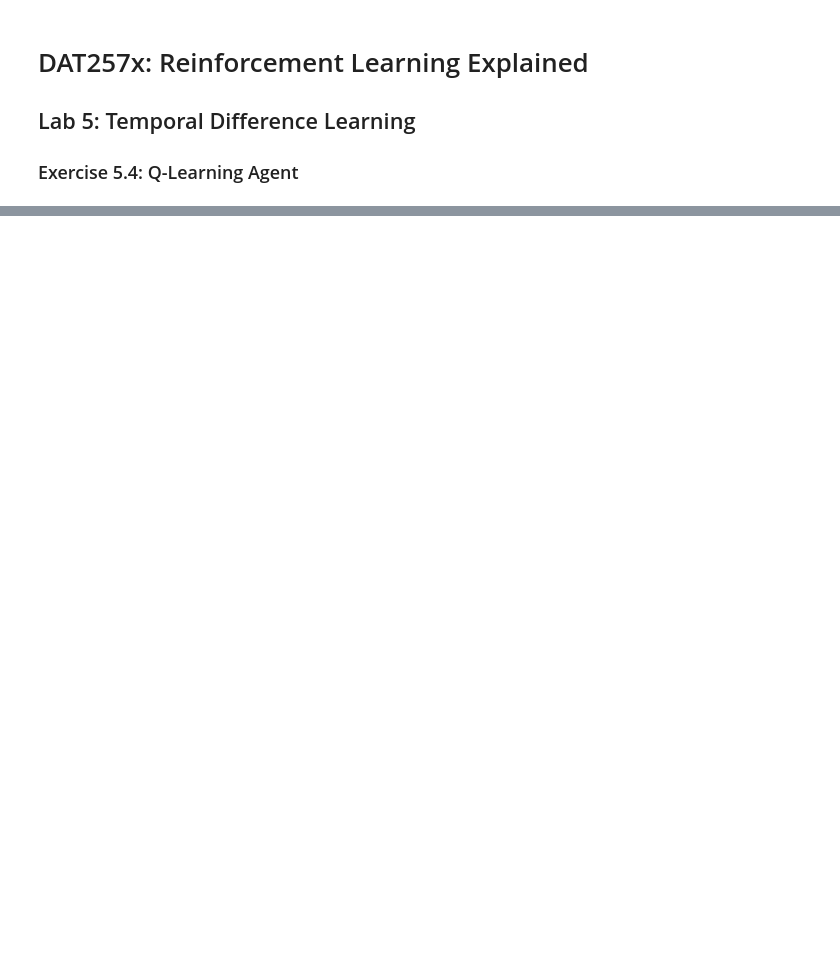
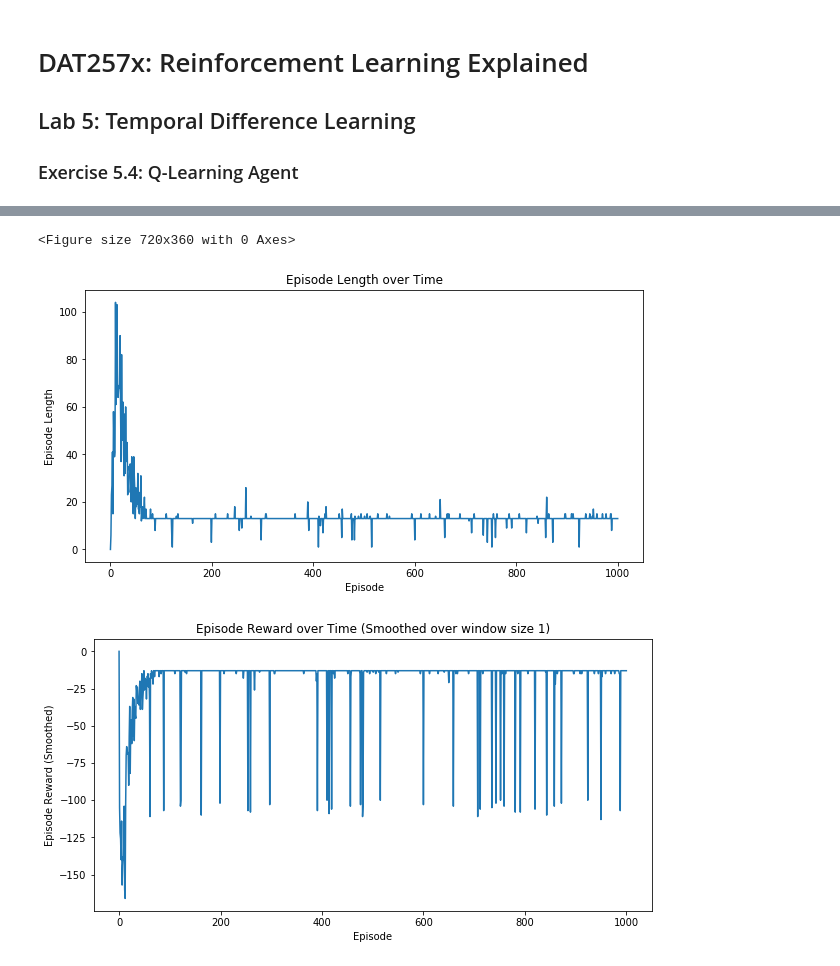
Before and after one commit to skywalker0803r/ML-MOOCs, a Jupyter notebook: DAT257x-RL/Module 5/Ex 5.4 Q-Learning Agent.ipynb, the cells around one changed output, grey strips where cells are left out. Drawn from its saved outputs; the diff is of its cells as text; code cells hidden in the pictures; blank space fills up the shorter version.

```diff
--- a/DAT257x-RL/Module 5/Ex 5.4 Q-Learning Agent.ipynb
+++ b/DAT257x-RL/Module 5/Ex 5.4 Q-Learning Agent.ipynb
@@ -32,7 +34,12 @@ class QLearningAgent(Agent):
 
         ## TODO 1
         ## Initialize empty dictionary here
+        self.Q = defaultdict(float)
+
         ## In addition, initialize the value of epsilon, alpha and gamma
+        self.epsilon = epsilon
+        self.alpha = alpha
+        self.gamma = gamma
 
     def stateToString(self, state):
         mystring = ""
@@ -49,6 +56,16 @@ class QLearningAgent(Agent):
 
         ## TODO 2
         ## Implement epsilon greedy policy here
+        if np.random.rand() > self.epsilon:
+            curr_max = float('-inf')
+            a_stars = []
+            for a in self.actions:
+                if self.Q[(stateStr, a)] > curr_max:
+                    curr_max = self.Q[(stateStr, a)]
+                    a_stars = [a]
+                elif self.Q[(stateStr, a)] == curr_max:
+                    a_stars.append(a)
+            action = random.choice(a_stars) # break ties
 
         return action
 
@@ -58,15 +75,21 @@ class QLearningAgent(Agent):
 
         ## TODO 3
         ## Implement the q-learning update here
-
         """
         Q-learning Update:
-        Q(s,a) <- Q(s,a) + alpha * (reward + gamma * max(Q(s') - Q(s,a))
+        Q(s,a) <- Q(s,a) + alpha * (reward + gamma * max(Q(s',.)) - Q(s,a))
         or
         Q(s,a) <- Q(s,a) + alpha * (td_target - Q(s,a))
         or
         Q(s,a) <- Q(s,a) + alpha * td_delta
         """
+        max_Q = float('-inf')
+        for a in self.actions:
+            if self.Q[(state2Str, a)] > max_Q:
+                max_Q = self.Q[(state2Str, a)]
+        td_target = reward + self.gamma * max_Q
+        td_delta = td_target - self.Q[(state1Str, action1)]
+        self.Q[(state1Str, action1)] += self.alpha * td_delta
 # %%
 interactive = True
 %matplotlib nbagg
@@ -97,0 +135,11 @@ experiment.run_qlearning(100, interactive)
+# %%
+interactive = False
+%matplotlib inline
+env = CliffWalkingEnv()
+agent = QLearningAgent(range(env.action_space.n))
+experiment = Experiment(env, agent)
+experiment.run_qlearning(1000, interactive)
+# %% [output]
+<Figure size 720x360 with 0 Axes>
+[figure, added]
+[figure, added]
```
Also changed, not shown: parts of 7 cells of this notebook, 1 other file.
